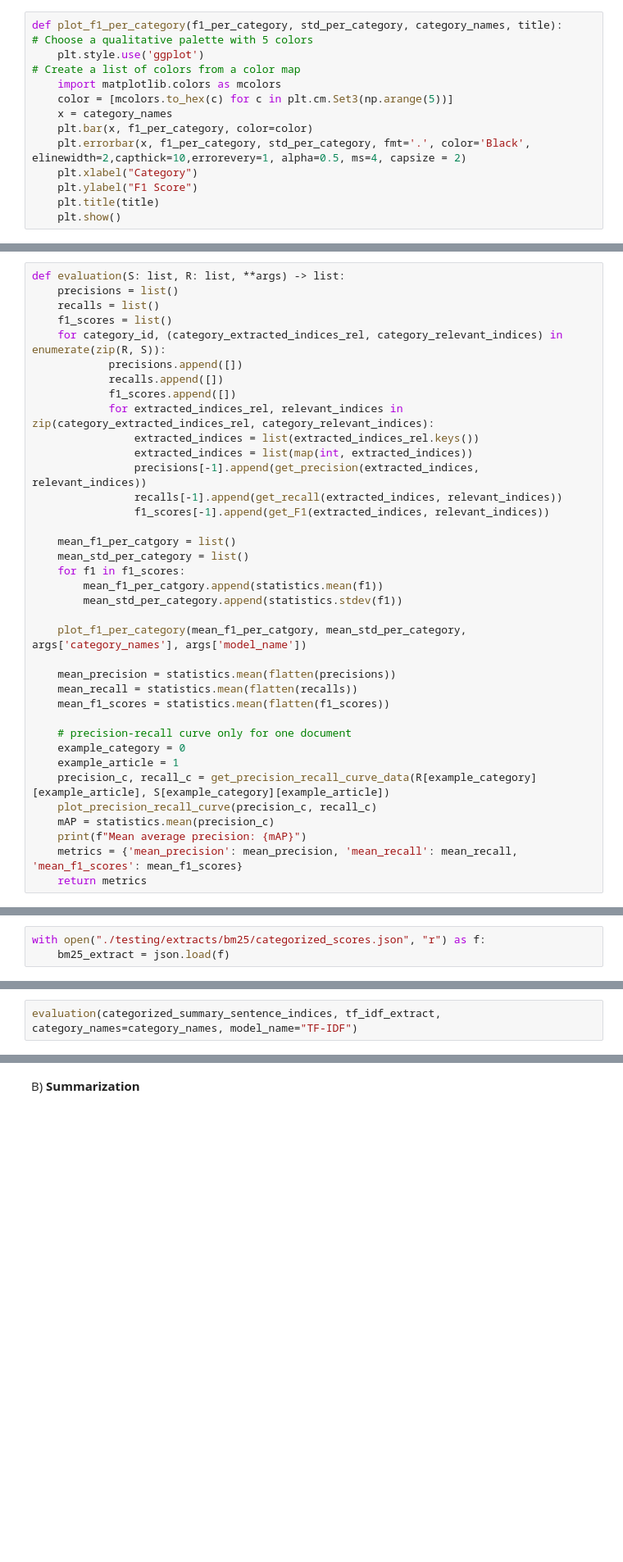
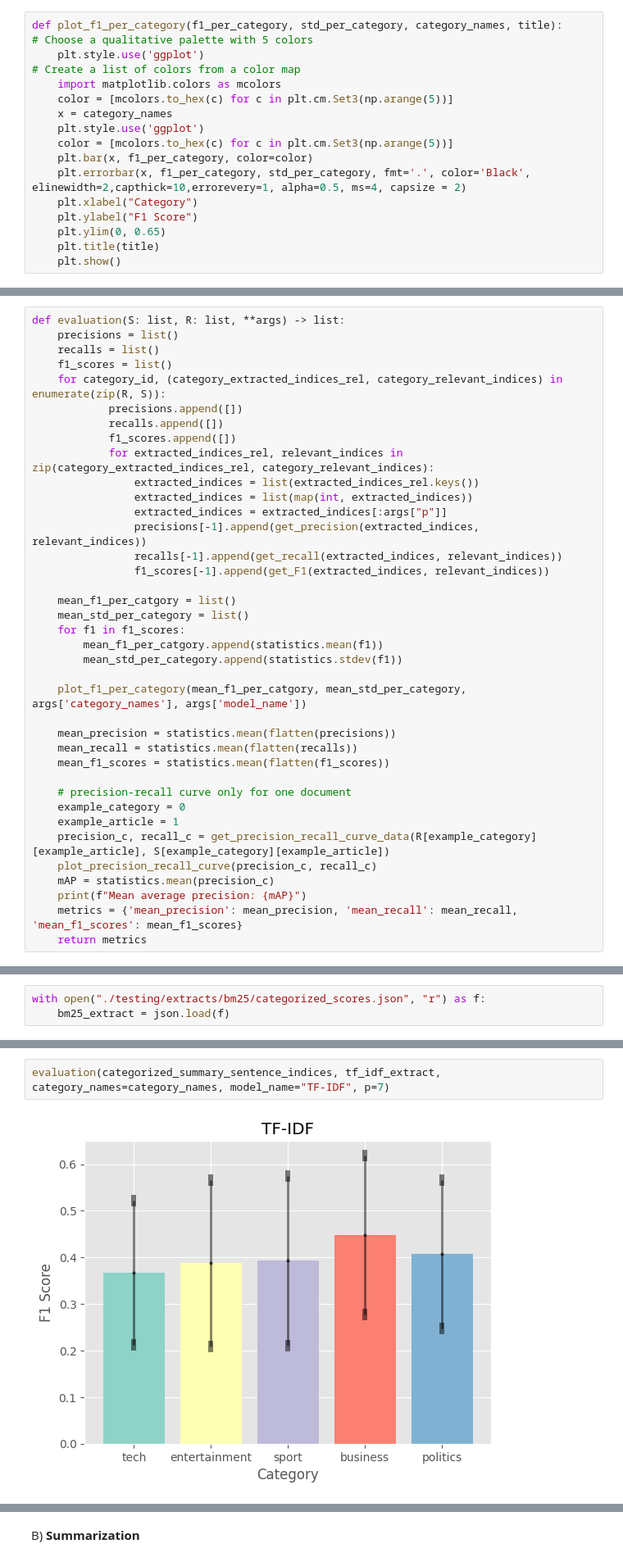
Before and after one commit to 1-0-GO/PRI2024, a Jupyter notebook: Gxx_P1_notebook.ipynb, the cells around one changed output, grey strips where cells are left out. Shown at 82% size. Saved outputs shown, nothing was run; the diff lists cells and outputs as text; blank space fills up the shorter version.

Commit message:
p value for evaluation

```diff
--- a/Gxx_P1_notebook.ipynb
+++ b/Gxx_P1_notebook.ipynb
@@ -797,10 +949,13 @@ def plot_f1_per_category(f1_per_category, std_per_category, category_names, titl
     import matplotlib.colors as mcolors
     color = [mcolors.to_hex(c) for c in plt.cm.Set3(np.arange(5))]
     x = category_names
+    plt.style.use('ggplot')
+    color = [mcolors.to_hex(c) for c in plt.cm.Set3(np.arange(5))]
     plt.bar(x, f1_per_category, color=color)
     plt.errorbar(x, f1_per_category, std_per_category, fmt='.', color='Black', elinewidth=2,capthick=10,errorevery=1, alpha=0.5, ms=4, capsize = 2)
     plt.xlabel("Category")
     plt.ylabel("F1 Score")
+    plt.ylim(0, 0.65)
     plt.title(title)
     plt.show()
 # %%
@@ -838,6 +993,7 @@ def evaluation(S: list, R: list, **args) -> list:
             for extracted_indices_rel, relevant_indices in zip(category_extracted_indices_rel, category_relevant_indices):
                 extracted_indices = list(extracted_indices_rel.keys())
                 extracted_indices = list(map(int, extracted_indices))
+                extracted_indices = extracted_indices[:args["p"]]
                 precisions[-1].append(get_precision(extracted_indices, relevant_indices))
                 recalls[-1].append(get_recall(extracted_indices, relevant_indices))
                 f1_scores[-1].append(get_F1(extracted_indices, relevant_indices))
@@ -875,2 +1034,4 @@ with open("./testing/extracts/bm25/categorized_scores.json", "r") as f:
 # %%
-evaluation(categorized_summary_sentence_indices, tf_idf_extract, category_names=category_names, model_name="TF-IDF")
+evaluation(categorized_summary_sentence_indices, tf_idf_extract, category_names=category_names, model_name="TF-IDF", p=7)
+# %% [output]
+[figure, added]
```
Also changed, not shown: parts of 29 cells of this notebook, 4 other files.
